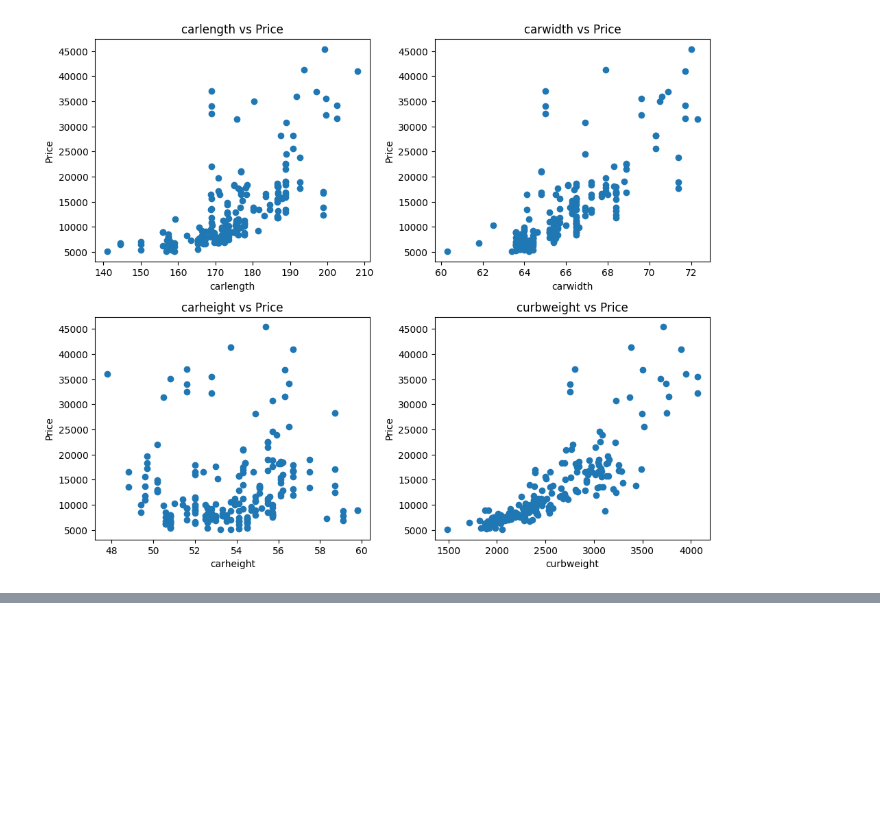
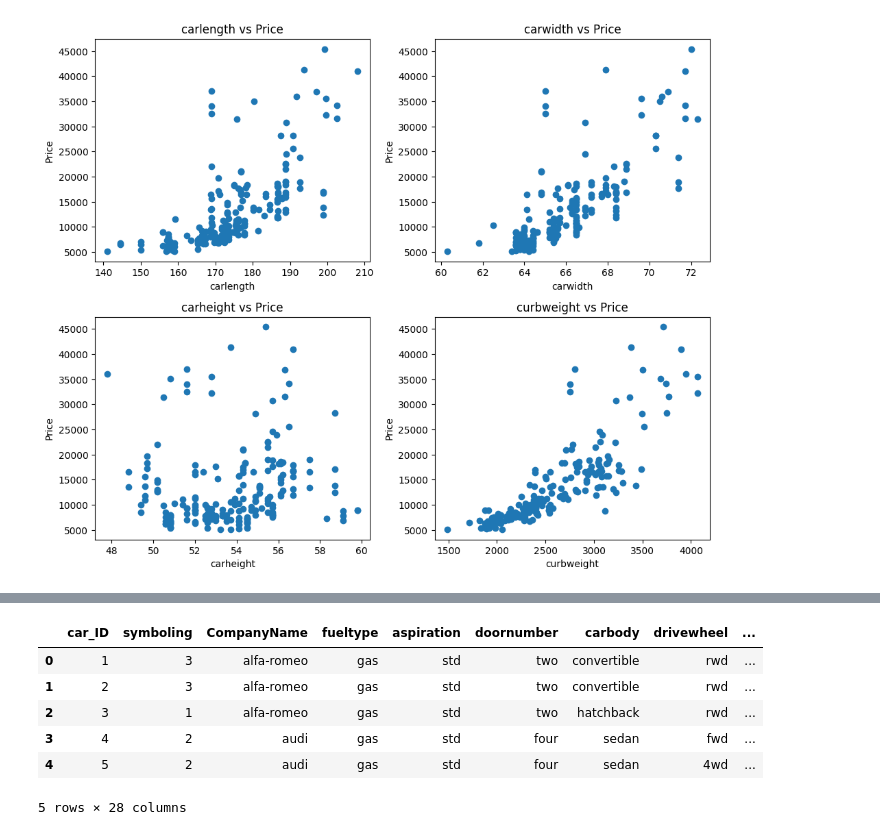
Before and after one commit to asa1997/CarPricePrediction, a Jupyter notebook: carpriceprediction.ipynb, the cells around one changed output, grey strips where cells are left out. Saved outputs shown, nothing was run; the diff lists cells and outputs as text; code cells hidden in the pictures; blank space fills up the shorter version.

```diff
--- a/carpriceprediction.ipynb
+++ b/carpriceprediction.ipynb
@@ -252,0 +269,27 @@ plt.tight_layout()
+# %%
+# Binning car companies based on avg price of each company
+
+data['price'] = data['price'].astype('int')
+
+temp = data.copy()
+
+table = temp.groupby(['CompanyName'])['price'].mean() # table is a pandas Series
+
+temp = temp.merge(table.reset_index(), how='left', on='CompanyName') #reset_index() converts the Series table into a DataFrame and resets the index. This makes CompanyName a column again instead of the index.
+
+bins = [0, 10000, 20000, 40000]
+cars_bin = ['Budget', 'Medium', 'Highend']
+
+data['carsrange'] = pd.cut(temp['price_y'], bins, right=False, labels=cars_bin)
+
+data.head()
+
+# print(table)
+# %% [output]
+|  | car_ID | symboling | CompanyName | fueltype | aspiration | doornumber | carbody | drivewheel | ... |
+| 0 | 1 | 3 | alfa-romeo | gas | std | two | convertible | rwd | ... |
+| 1 | 2 | 3 | alfa-romeo | gas | std | two | convertible | rwd | ... |
+| 2 | 3 | 1 | alfa-romeo | gas | std | two | hatchback | rwd | ... |
+| 3 | 4 | 2 | audi | gas | std | four | sedan | fwd | ... |
+| 4 | 5 | 2 | audi | gas | std | four | sedan | 4wd | ... |
+5 rows × 28 columns
```
Also changed, not shown: parts of 6 cells of this notebook, 1 other file.
